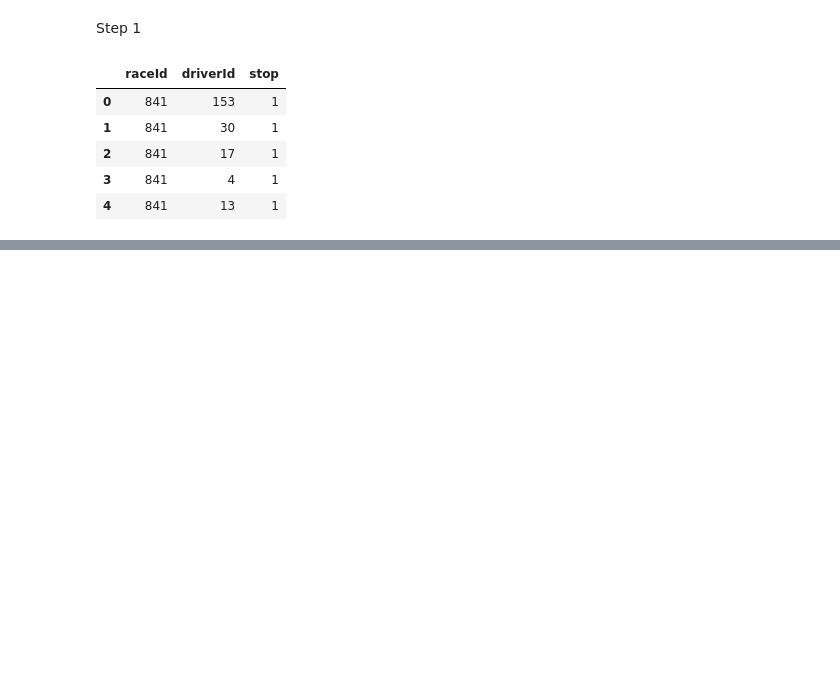
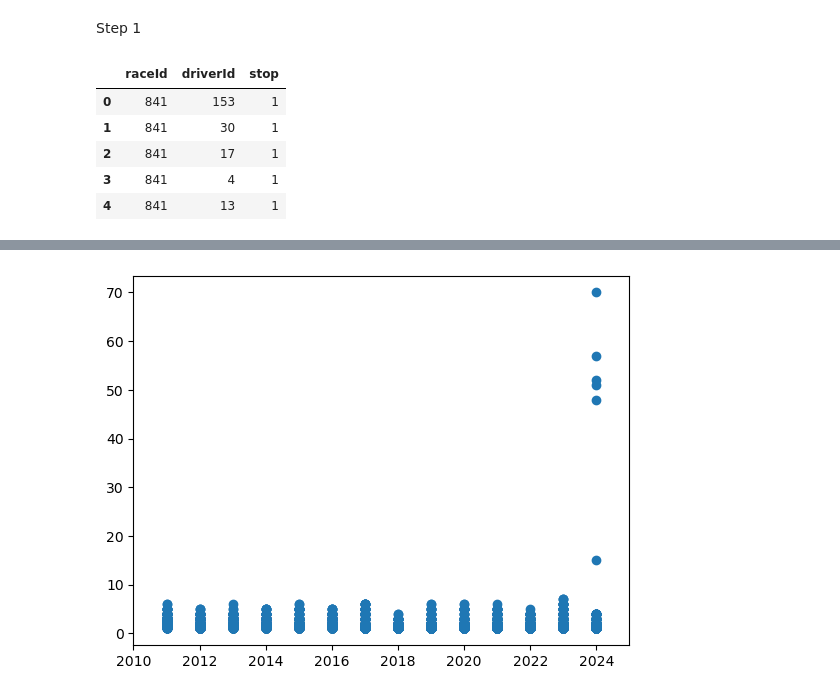
Before and after one commit to LucaA777/F1-Data-Analysis, a Jupyter notebook: AnalyzingData_Formula1.ipynb, the cells around one changed output, grey strips where cells are left out. Cells and saved outputs as stored; diff of their text form; code cells hidden in the pictures; blank space fills up the shorter version.

```diff
--- a/AnalyzingData_Formula1.ipynb
+++ b/AnalyzingData_Formula1.ipynb
@@ -98,0 +84,2 @@ pit_stops.head()
+# %%
+pit_stops = pd.read_csv("calculated_pit_stops.csv")
@@ -98,0 +88,12 @@ pit_stops.head()
+# %%
+#load race data
+races = pd.read_csv("races.csv")
+
+#map years to raceId using race data
+pit_stops['raceId'] = pit_stops['raceId'].map(races.set_index('raceId')['year'])
+
+#rename column to year and get rid of driverId
+pit_stops = pit_stops[['raceId', 'stop']]
+pit_stops.rename(columns={'raceId': 'year', 'stop': 'stops'}, inplace=True)
+
+pit_stops.head()
@@ -98,0 +107,7 @@ pit_stops.head()
+# %%
+fig, ax = plt.subplots()
+ax.scatter(pit_stops['year'], pit_stops['stops'])
+ax.set_xlim(2010, 2025)
+plt.show()
+# %% [output]
+[figure, added]
```
Also changed, not shown: parts of 29 cells of this notebook, 1 other file.
